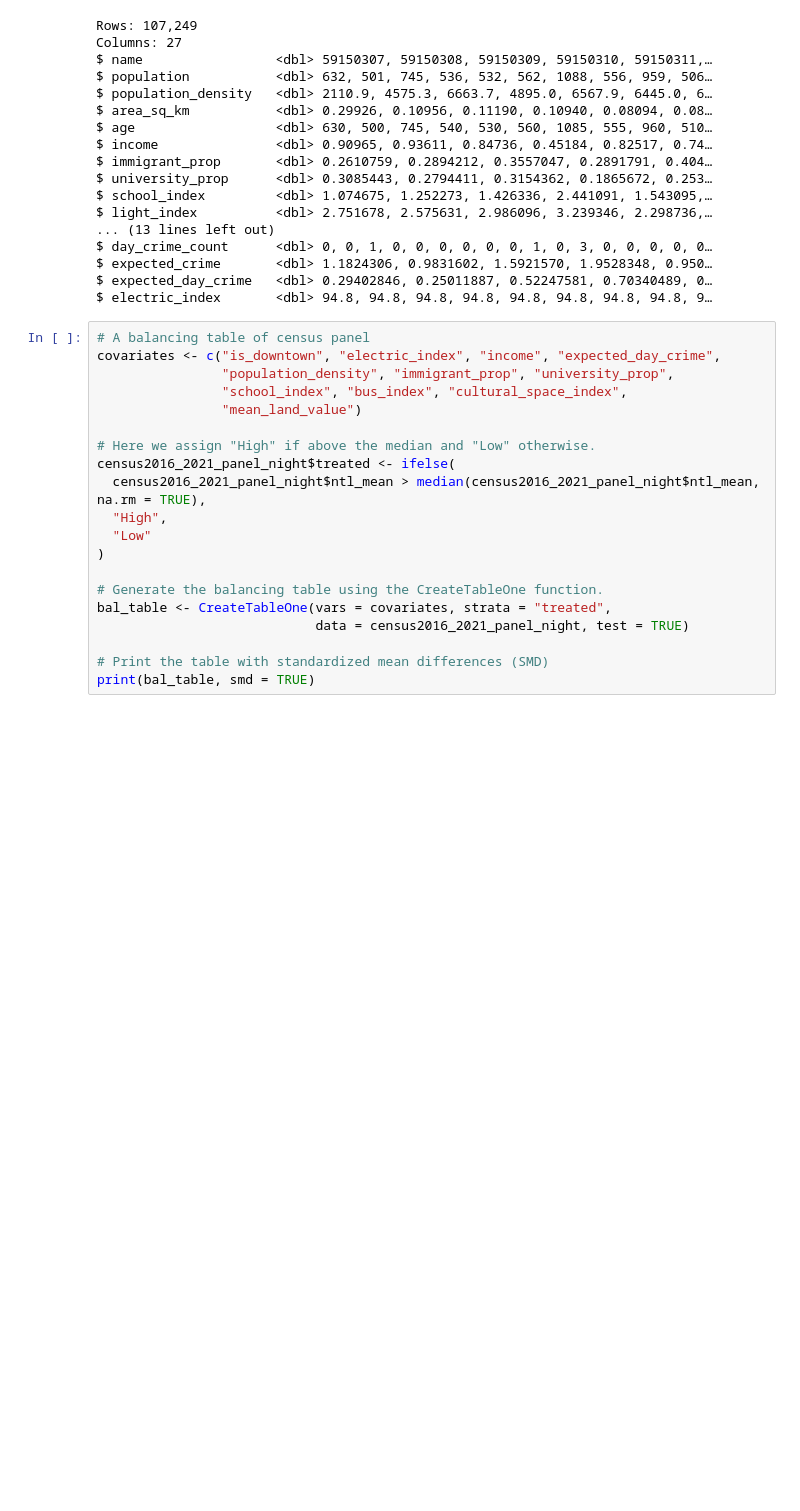
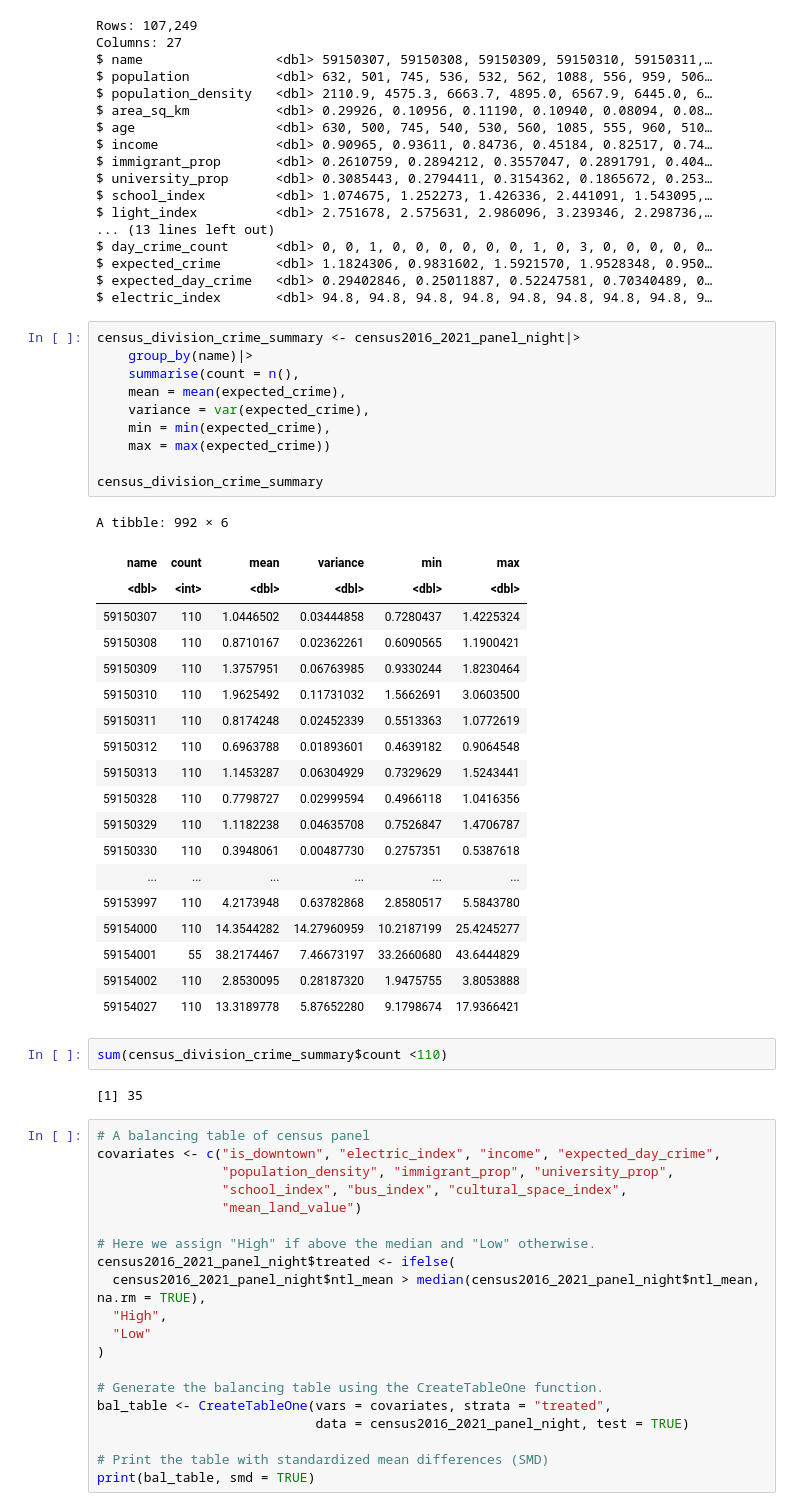
Before and after one commit to Irene-Berezin/econ_398_project, a Jupyter notebook: project_workbook.ipynb, the cells around one changed output. Saved outputs shown, nothing was run; the diff lists cells and outputs as text; blank space fills up the shorter version.

Commit message:
updated the summary table

```diff
--- a/project_workbook.ipynb
+++ b/project_workbook.ipynb
@@ -1057,6 +1057,40 @@ $ day_crime_count      <dbl> 0, 0, 1, 0, 0, 0, 0, 0, 0, 1, 0, 3, 0, 0, 0, 0, 0
 $ expected_crime       <dbl> 1.1824306, 0.9831602, 1.5921570, 1.9528348, 0.950…
 $ expected_day_crime   <dbl> 0.29402846, 0.25011887, 0.52247581, 0.70340489, 0…
 $ electric_index       <dbl> 94.8, 94.8, 94.8, 94.8, 94.8, 94.8, 94.8, 94.8, 9…
+# %%
+census_division_crime_summary <- census2016_2021_panel_night|>
+    group_by(name)|>
+    summarise(count = n(),
+    mean = mean(expected_crime),
+    variance = var(expected_crime),
+    min = min(expected_crime),
+    max = max(expected_crime))
+
+census_division_crime_summary
+# %% [output]
+A tibble: 992 × 6
+| name | count | mean | variance | min | max |
+| <dbl> | <int> | <dbl> | <dbl> | <dbl> | <dbl> |
+| 59150307 | 110 | 1.0446502 | 0.03444858 | 0.7280437 | 1.4225324 |
+| 59150308 | 110 | 0.8710167 | 0.02362261 | 0.6090565 | 1.1900421 |
+| 59150309 | 110 | 1.3757951 | 0.06763985 | 0.9330244 | 1.8230464 |
+| 59150310 | 110 | 1.9625492 | 0.11731032 | 1.5662691 | 3.0603500 |
+| 59150311 | 110 | 0.8174248 | 0.02452339 | 0.5513363 | 1.0772619 |
+| 59150312 | 110 | 0.6963788 | 0.01893601 | 0.4639182 | 0.9064548 |
+| 59150313 | 110 | 1.1453287 | 0.06304929 | 0.7329629 | 1.5243441 |
+| 59150328 | 110 | 0.7798727 | 0.02999594 | 0.4966118 | 1.0416356 |
+| 59150329 | 110 | 1.1182238 | 0.04635708 | 0.7526847 | 1.4706787 |
+| 59150330 | 110 | 0.3948061 | 0.00487730 | 0.2757351 | 0.5387618 |
+| ... | ... | ... | ... | ... | ... |
+| 59153997 | 110 | 4.2173948 | 0.63782868 | 2.8580517 | 5.5843780 |
+| 59154000 | 110 | 14.3544282 | 14.27960959 | 10.2187199 | 25.4245277 |
+| 59154001 | 55 | 38.2174467 | 7.46673197 | 33.2660680 | 43.6444829 |
+| 59154002 | 110 | 2.8530095 | 0.28187320 | 1.9475755 | 3.8053888 |
+| 59154027 | 110 | 13.3189778 | 5.87652280 | 9.1798674 | 17.9366421 |
+# %%
+sum(census_division_crime_summary$count <110)
+# %% [output]
+[1] 35
 # %%
 # A balancing table of census panel
 covariates <- c("is_downtown", "electric_index", "income", "expected_day_crime",
```
Also changed, not shown: parts of 21 cells of this notebook.
